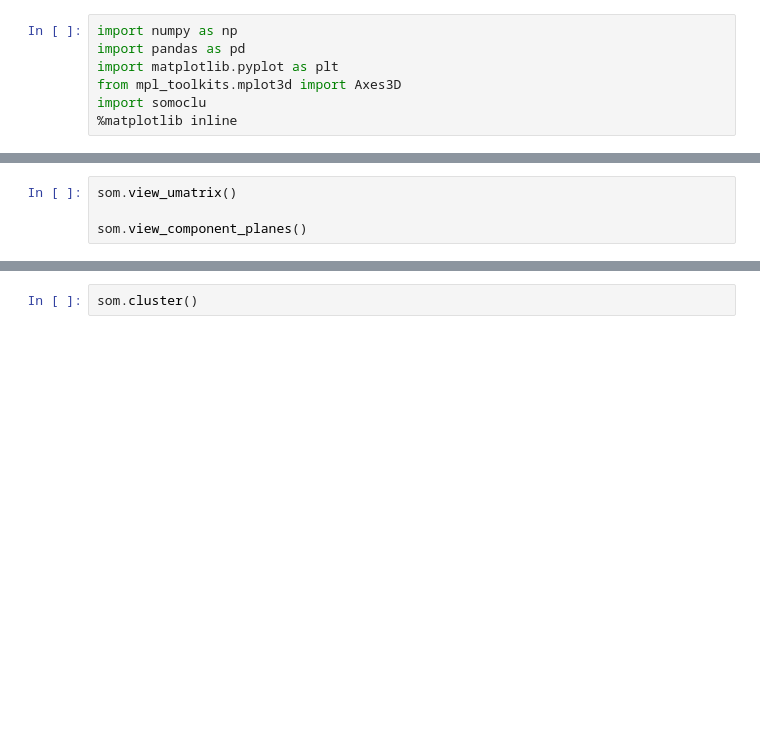
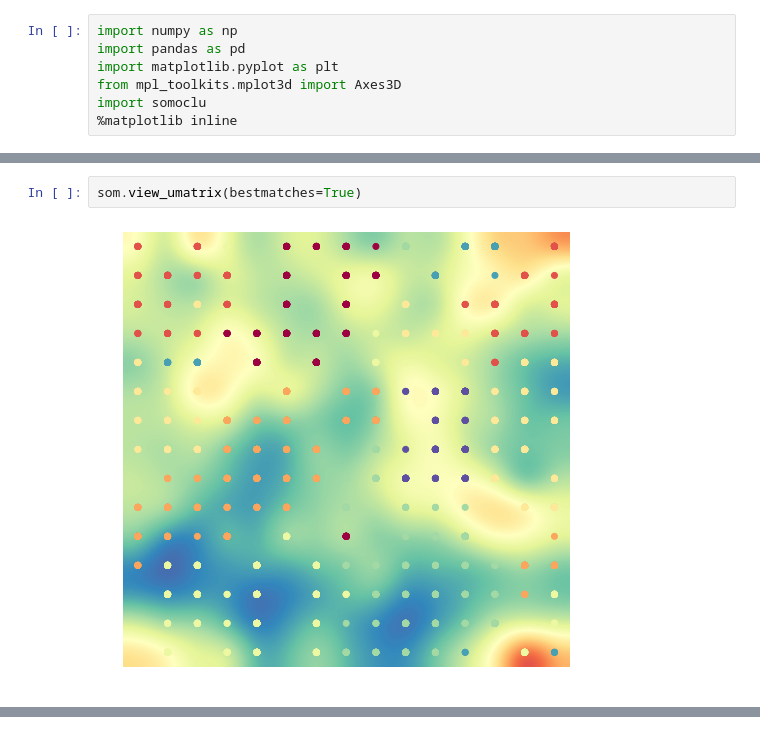
Before and after one commit to MatthewMoor/SOM-2.5PM, a Jupyter notebook: SOMv1.ipynb, the cells around one changed output, grey strips where cells are left out. Cells and saved outputs as stored; diff of their text form; blank space fills up the shorter version.

```diff
--- a/SOMv1.ipynb
+++ b/SOMv1.ipynb
@@ -31,4 +155,4 @@ TypeError: load_bmus() missing 1 required positional argument: 'filename'
 # %%
-som.view_umatrix()
-
-som.view_component_planes()
+som.view_umatrix(bestmatches=True)
+# %% [output]
+[figure, added]
@@ -35,2 +159,0 @@ som.view_component_planes()
-# %%
-som.cluster()
```
Also changed, not shown: parts of 11 cells of this notebook.
